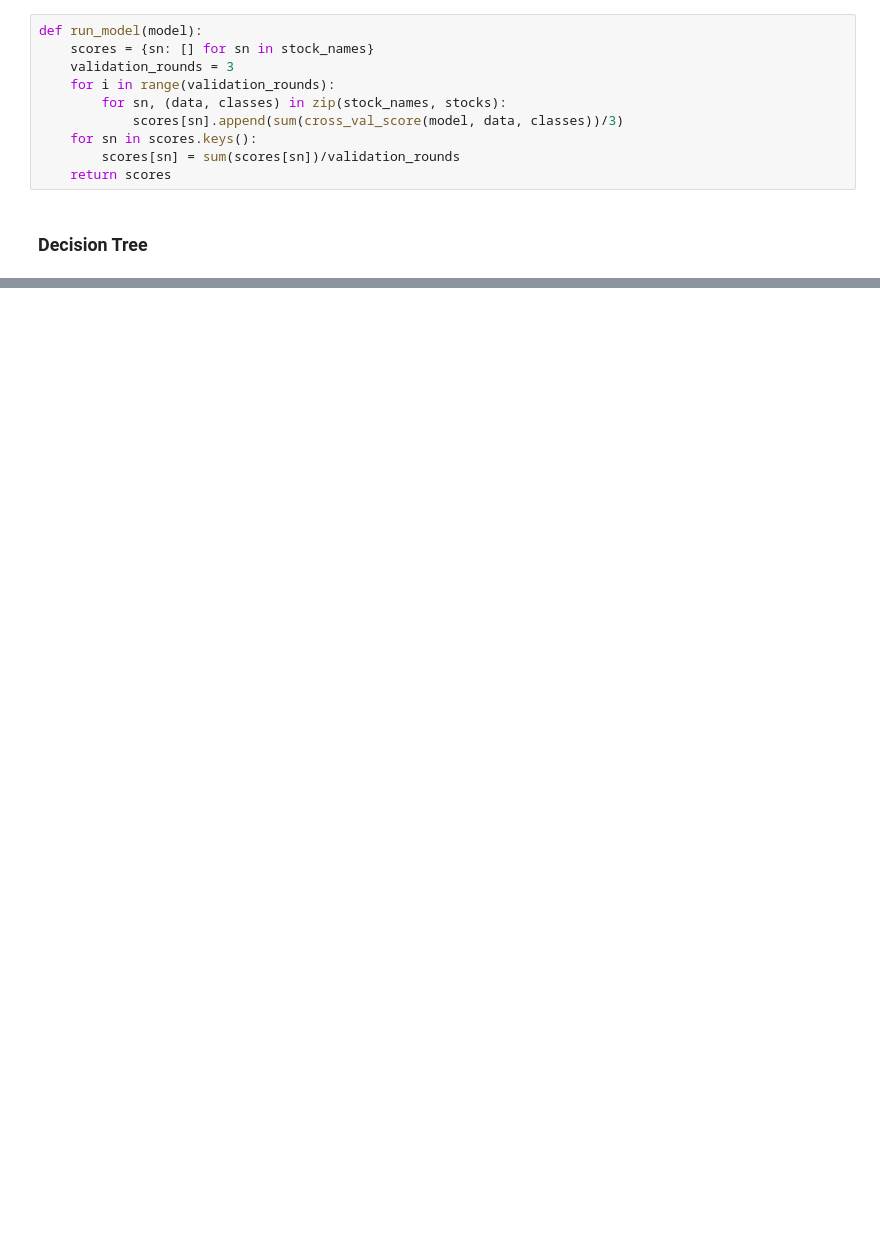
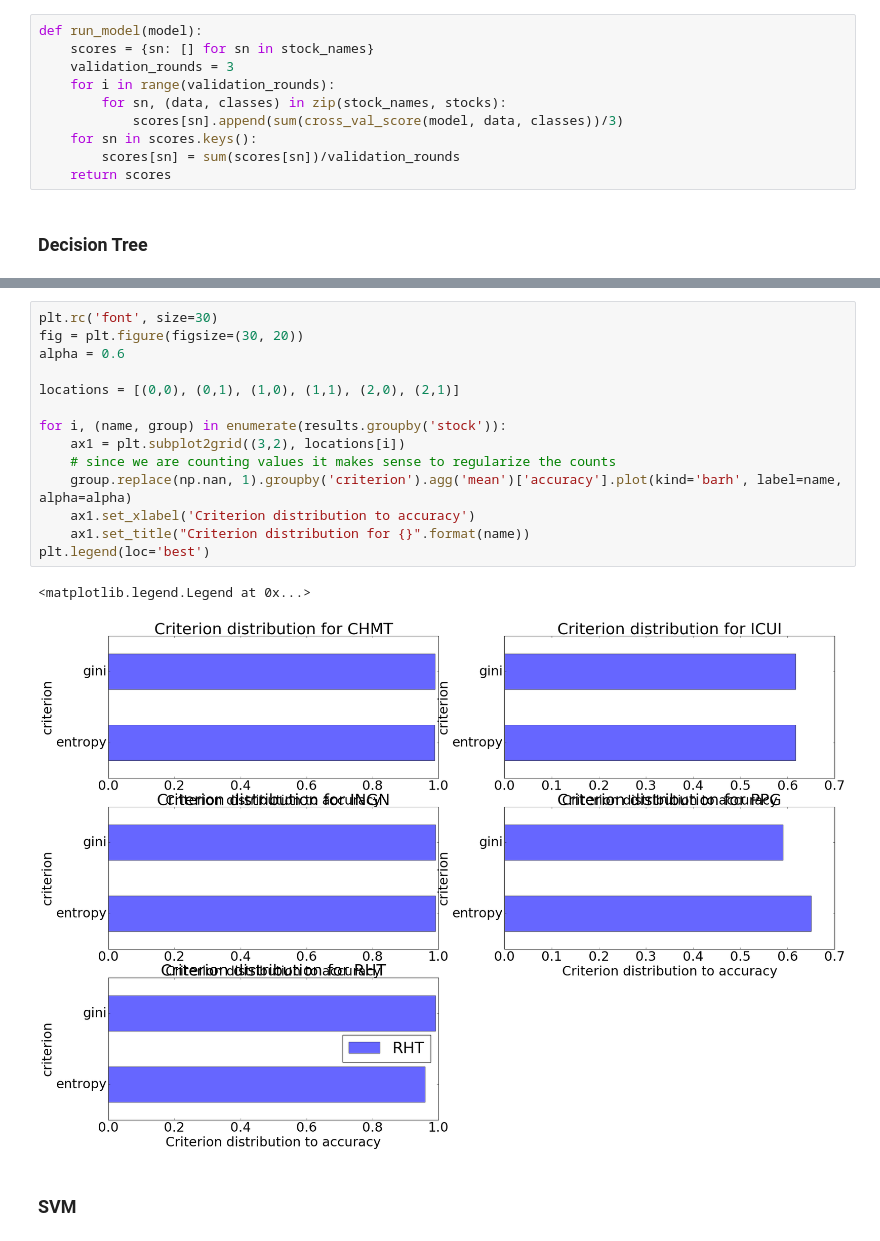
Before and after one commit to eytans/Stockifier, a Jupyter notebook: basic_estimators.ipynb, the cells around one changed output, grey strips where cells are left out. Drawn from its saved outputs; the diff is of its cells as text; blank space fills up the shorter version.

```diff
--- a/basic_estimators.ipynb
+++ b/basic_estimators.ipynb
@@ -55,0 +132,19 @@ print(accuracies)
+# %%
+plt.rc('font', size=30)
+fig = plt.figure(figsize=(30, 20))
+alpha = 0.6
+
+locations = [(0,0), (0,1), (1,0), (1,1), (2,0), (2,1)]
+
+for i, (name, group) in enumerate(results.groupby('stock')):
+    ax1 = plt.subplot2grid((3,2), locations[i])
+    # since we are counting values it makes sense to regularize the counts
+    group.replace(np.nan, 1).groupby('criterion').agg('mean')['accuracy'].plot(kind='barh', label=name, alpha=alpha)
+    ax1.set_xlabel('Criterion distribution to accuracy')
+    ax1.set_title("Criterion distribution for {}".format(name))
+plt.legend(loc='best')
+# %% [output]
+<matplotlib.legend.Legend at 0x...>
+[figure, added]
+# %% [markdown]
+### SVM
```
Also changed, not shown: parts of 12 cells of this notebook.
